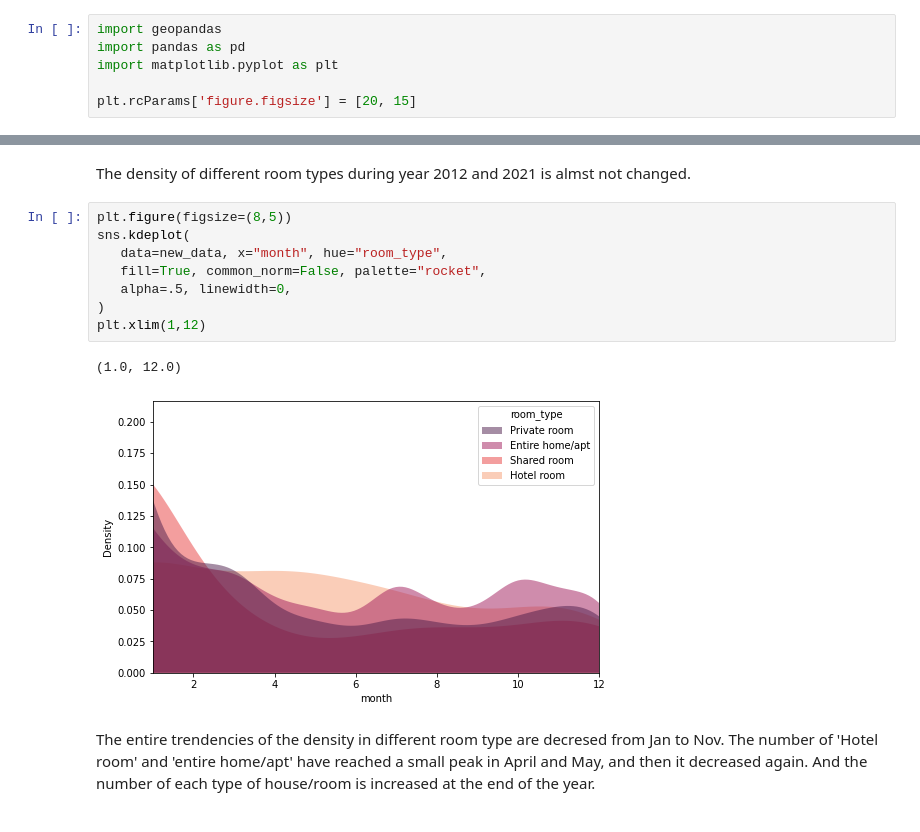
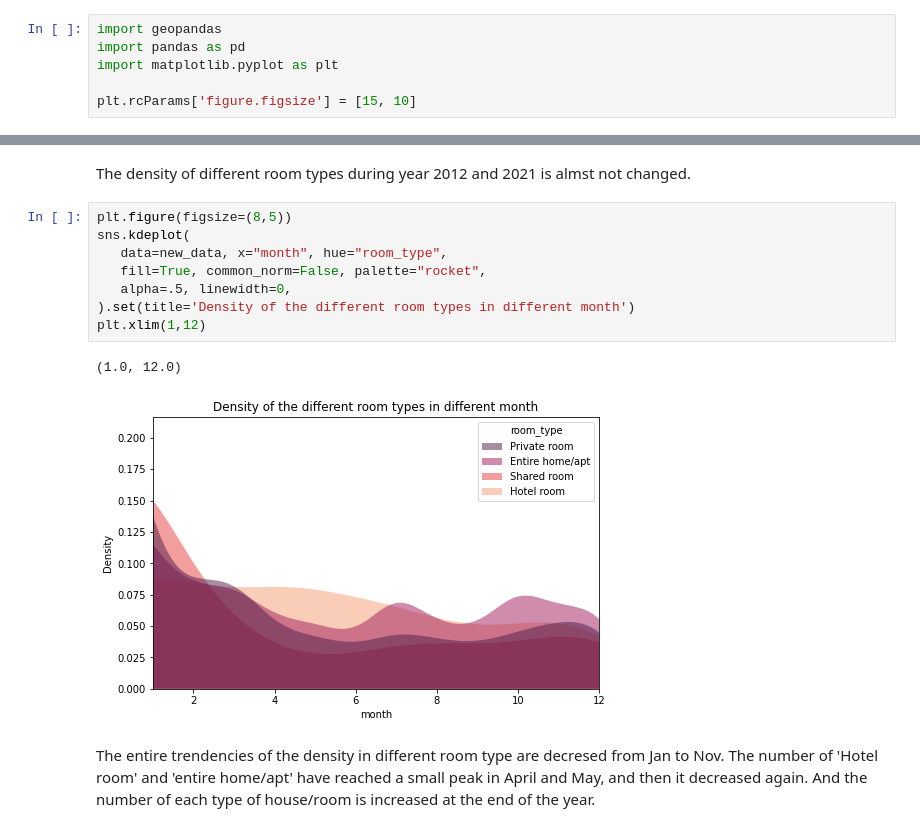
Before and after one commit to JunoZ9009/project_2021_summer, a Jupyter notebook: airbnb/04_Airbnb.ipynb, the cells around one changed output, grey strips where cells are left out. Drawn from its saved outputs; the diff is of its cells as text.

```diff
--- a/airbnb/04_Airbnb.ipynb
+++ b/airbnb/04_Airbnb.ipynb
@@ -291,7 +273,7 @@ import geopandas
 import pandas as pd
 import matplotlib.pyplot as plt
 
-plt.rcParams['figure.figsize'] = [20, 15]
+plt.rcParams['figure.figsize'] = [15, 10]
 # %%
 neigeo = geopandas.read_file("/content/drive/MyDrive/summer_project_2021/airbnb/neighbourhoods_new.geojson")
 # neigeo
@@ -412,14 +394,14 @@ The density of different room types during year 2012 and 2021 is almst not chang
 # %%
 plt.figure(figsize=(8,5))
 sns.kdeplot(
    data=new_data, x="month", hue="room_type",
    fill=True, common_norm=False, palette="rocket",
    alpha=.5, linewidth=0,
-)
+).set(title='Density of the different room types in different month')
 plt.xlim(1,12)
 # %% [output]
 (1.0, 12.0)
-[figure, old version]
+[figure, new version]
 # %% [markdown]
 The entire trendencies of the density in different room type are decresed from Jan to Nov. The number of 'Hotel room' and 'entire home/apt' have reached a small peak in April and May, and then it decreased again. And the number of each type of house/room is increased at the end of the year.
 # %% [markdown]
```
Also changed, not shown: parts of 31 cells of this notebook.
